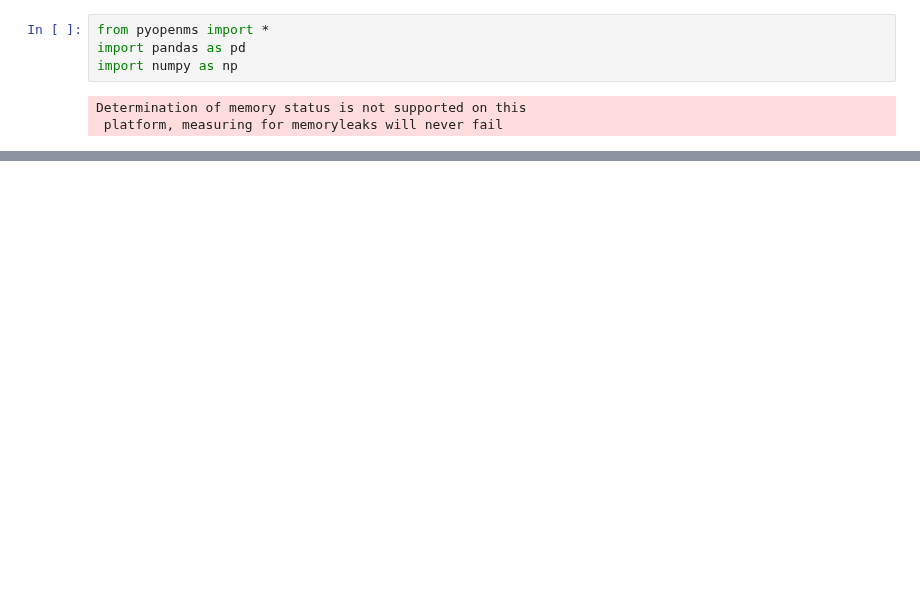
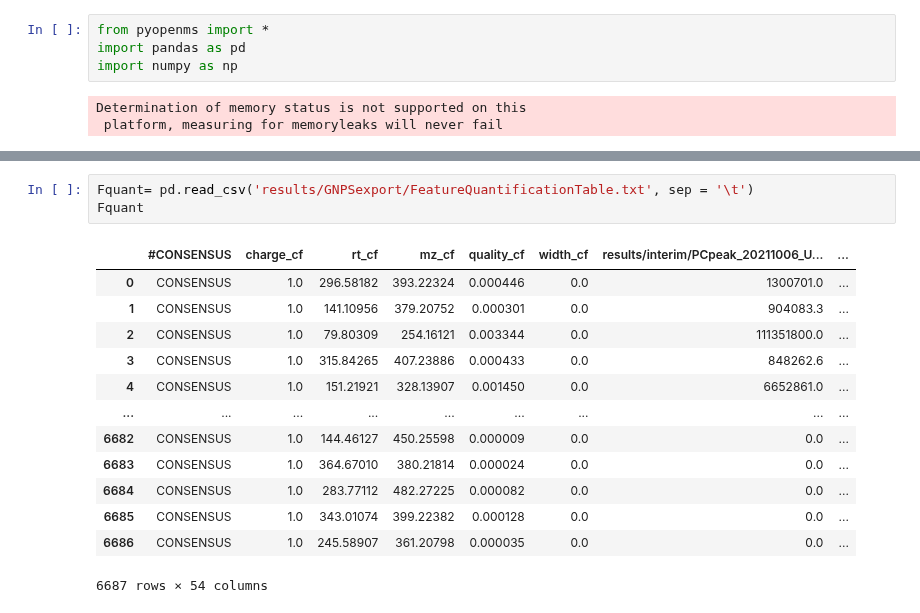
Before and after one commit to eeko-kon/pyOpenMS_UmetaFlow, a Jupyter notebook: 6_TextExporter.ipynb, the cells around one changed output, grey strips where cells are left out. Drawn from its saved outputs; the diff is of its cells as text; blank space fills up the shorter version.

```diff
--- a/6_TextExporter.ipynb
+++ b/6_TextExporter.ipynb
@@ -130,0 +176,17 @@ InvalidIndexError: Reindexing only valid with uniquely valued Index objects
+# %%
+Fquant= pd.read_csv('results/GNPSexport/FeatureQuantificationTable.txt', sep = '\t')
+Fquant
+# %% [output]
+|  | #CONSENSUS | charge_cf | rt_cf | mz_cf | quality_cf | width_cf | results/interim/PCpeak_20211006_U... | ... |
+| 0 | CONSENSUS | 1.0 | 296.58182 | 393.22324 | 0.000446 | 0.0 | 1300701.0 | ... |
+| 1 | CONSENSUS | 1.0 | 141.10956 | 379.20752 | 0.000301 | 0.0 | 904083.3 | ... |
+| 2 | CONSENSUS | 1.0 | 79.80309 | 254.16121 | 0.003344 | 0.0 | 111351800.0 | ... |
+| 3 | CONSENSUS | 1.0 | 315.84265 | 407.23886 | 0.000433 | 0.0 | 848262.6 | ... |
+| 4 | CONSENSUS | 1.0 | 151.21921 | 328.13907 | 0.001450 | 0.0 | 6652861.0 | ... |
+| ... | ... | ... | ... | ... | ... | ... | ... | ... |
+| 6682 | CONSENSUS | 1.0 | 144.46127 | 450.25598 | 0.000009 | 0.0 | 0.0 | ... |
+| 6683 | CONSENSUS | 1.0 | 364.67010 | 380.21814 | 0.000024 | 0.0 | 0.0 | ... |
+| 6684 | CONSENSUS | 1.0 | 283.77112 | 482.27225 | 0.000082 | 0.0 | 0.0 | ... |
+| 6685 | CONSENSUS | 1.0 | 343.01074 | 399.22382 | 0.000128 | 0.0 | 0.0 | ... |
+| 6686 | CONSENSUS | 1.0 | 245.58907 | 361.20798 | 0.000035 | 0.0 | 0.0 | ... |
+6687 rows × 54 columns
```
Also changed, not shown: parts of 6 cells of this notebook, 1 other file.
